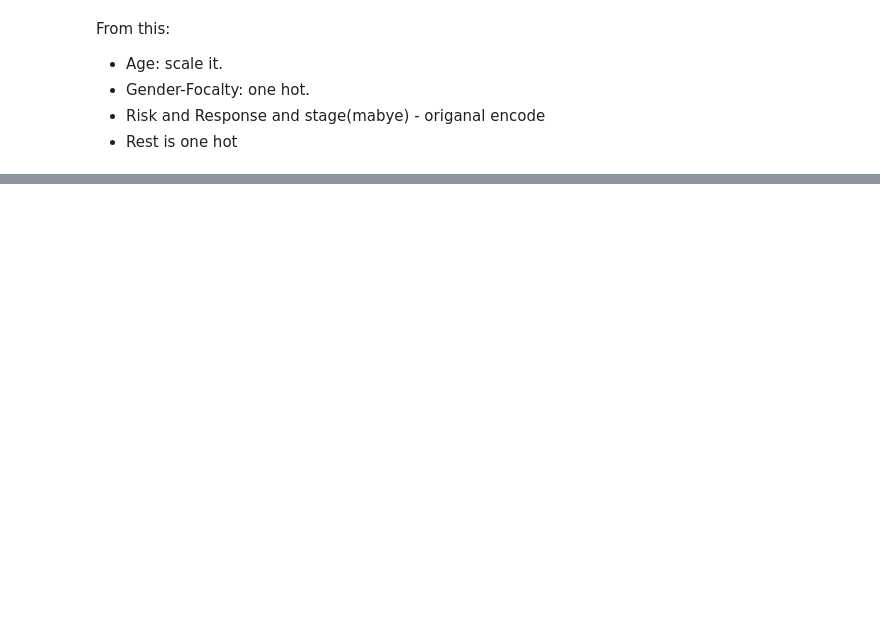
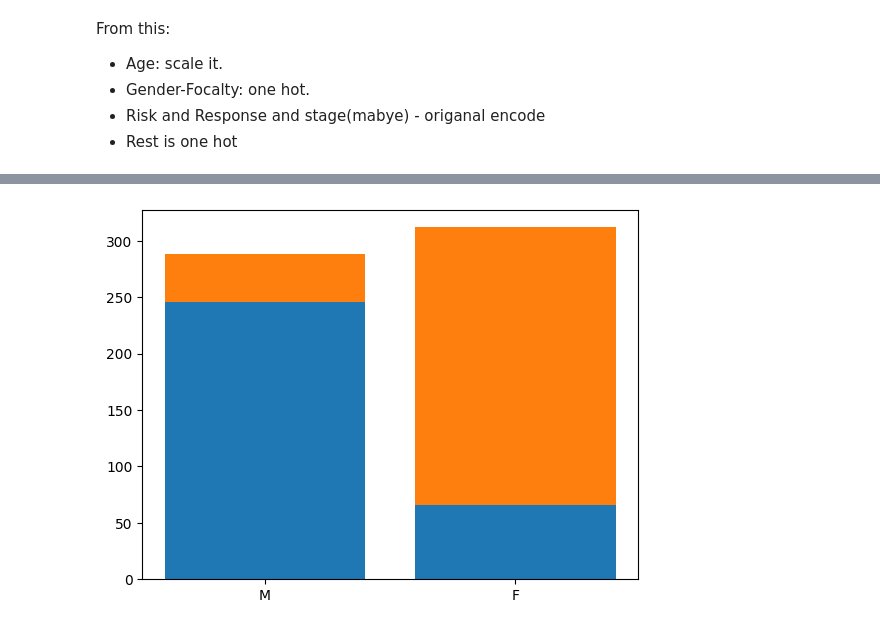
Before and after one commit to AntuFTW/Thyroid-Cancer-Reccurence-Prediction, a Jupyter notebook: data_vis.ipynb, the cells around one changed output, grey strips where cells are left out. Drawn from its saved outputs; the diff is of its cells as text; code cells hidden in the pictures; blank space fills up the shorter version.

```diff
--- a/data_vis.ipynb
+++ b/data_vis.ipynb
@@ -80,0 +124,12 @@ From this:
+# %%
+recurr_per_gender = df[['Gender', 'Recurred']].value_counts()
+gender_recur_plot = {
+    'M':[recurr_per_gender[0], recurr_per_gender[1]],
+    'F':[recurr_per_gender[2], recurr_per_gender[0]]
+}
+bottom = np.zeros(2)
+for gender, val in gender_recur_plot.items():
+    plot = plt.bar(['M', 'F'], val, bottom = bottom)
+    bottom += val
+# %% [output]
+[figure, added]
```
Also changed, not shown: parts of 11 cells of this notebook, 1 other file.
